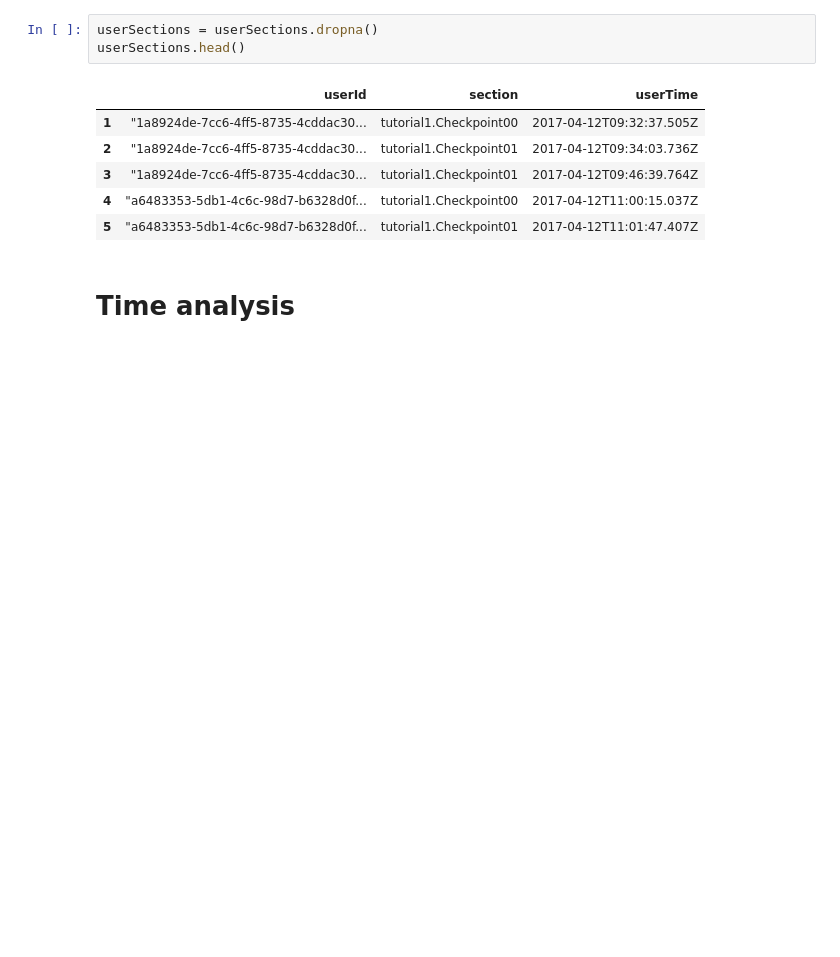
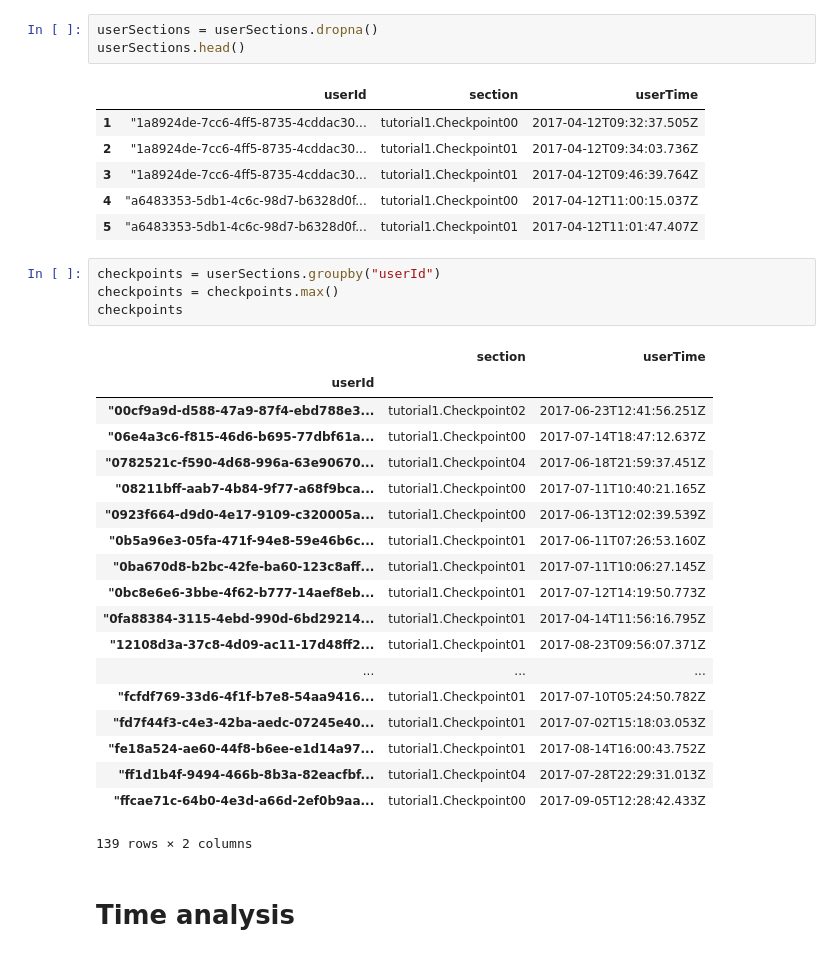
Before and after one commit to CyberCRI/dataanalysis-herocoli-redmetrics, a Jupyter notebook: v1.52/user comparison.ipynb, the cells around one changed output. Saved outputs shown, nothing was run; the diff lists cells and outputs as text; blank space fills up the shorter version.

Commit message:
list of checkpoints equivalents to Google form answers; refactor

```diff
--- a/v1.52/user comparison.ipynb
+++ b/v1.52/user comparison.ipynb
@@ -94,6 +83,30 @@ userSections.head()
 | 3 | "1a8924de-7cc6-4ff5-8735-4cddac30... | tutorial1.Checkpoint01 | 2017-04-12T09:46:39.764Z |
 | 4 | "a6483353-5db1-4c6c-98d7-b6328d0f... | tutorial1.Checkpoint00 | 2017-04-12T11:00:15.037Z |
 | 5 | "a6483353-5db1-4c6c-98d7-b6328d0f... | tutorial1.Checkpoint01 | 2017-04-12T11:01:47.407Z |
+# %%
+checkpoints = userSections.groupby("userId")
+checkpoints = checkpoints.max()
+checkpoints
+# %% [output]
+|  | section | userTime |
+| userId |  |  |
+| "00cf9a9d-d588-47a9-87f4-ebd788e3... | tutorial1.Checkpoint02 | 2017-06-23T12:41:56.251Z |
+| "06e4a3c6-f815-46d6-b695-77dbf61a... | tutorial1.Checkpoint00 | 2017-07-14T18:47:12.637Z |
+| "0782521c-f590-4d68-996a-63e90670... | tutorial1.Checkpoint04 | 2017-06-18T21:59:37.451Z |
+| "08211bff-aab7-4b84-9f77-a68f9bca... | tutorial1.Checkpoint00 | 2017-07-11T10:40:21.165Z |
+| "0923f664-d9d0-4e17-9109-c320005a... | tutorial1.Checkpoint00 | 2017-06-13T12:02:39.539Z |
+| "0b5a96e3-05fa-471f-94e8-59e46b6c... | tutorial1.Checkpoint01 | 2017-06-11T07:26:53.160Z |
+| "0ba670d8-b2bc-42fe-ba60-123c8aff... | tutorial1.Checkpoint01 | 2017-07-11T10:06:27.145Z |
+| "0bc8e6e6-3bbe-4f62-b777-14aef8eb... | tutorial1.Checkpoint01 | 2017-07-12T14:19:50.773Z |
+| "0fa88384-3115-4ebd-990d-6bd29214... | tutorial1.Checkpoint01 | 2017-04-14T11:56:16.795Z |
+| "12108d3a-37c8-4d09-ac11-17d48ff2... | tutorial1.Checkpoint01 | 2017-08-23T09:56:07.371Z |
+| ... | ... | ... |
+| "fcfdf769-33d6-4f1f-b7e8-54aa9416... | tutorial1.Checkpoint01 | 2017-07-10T05:24:50.782Z |
+| "fd7f44f3-c4e3-42ba-aedc-07245e40... | tutorial1.Checkpoint01 | 2017-07-02T15:18:03.053Z |
+| "fe18a524-ae60-44f8-b6ee-e1d14a97... | tutorial1.Checkpoint01 | 2017-08-14T16:00:43.752Z |
+| "ff1d1b4f-9494-466b-8b3a-82eacfbf... | tutorial1.Checkpoint04 | 2017-07-28T22:29:31.013Z |
+| "ffcae71c-64b0-4e3d-a66d-2ef0b9aa... | tutorial1.Checkpoint00 | 2017-09-05T12:28:42.433Z |
+139 rows × 2 columns
 # %% [markdown]
 # Time analysis
 # %%
```
Also changed, not shown: parts of 1 cell of this notebook, 5 other files.
